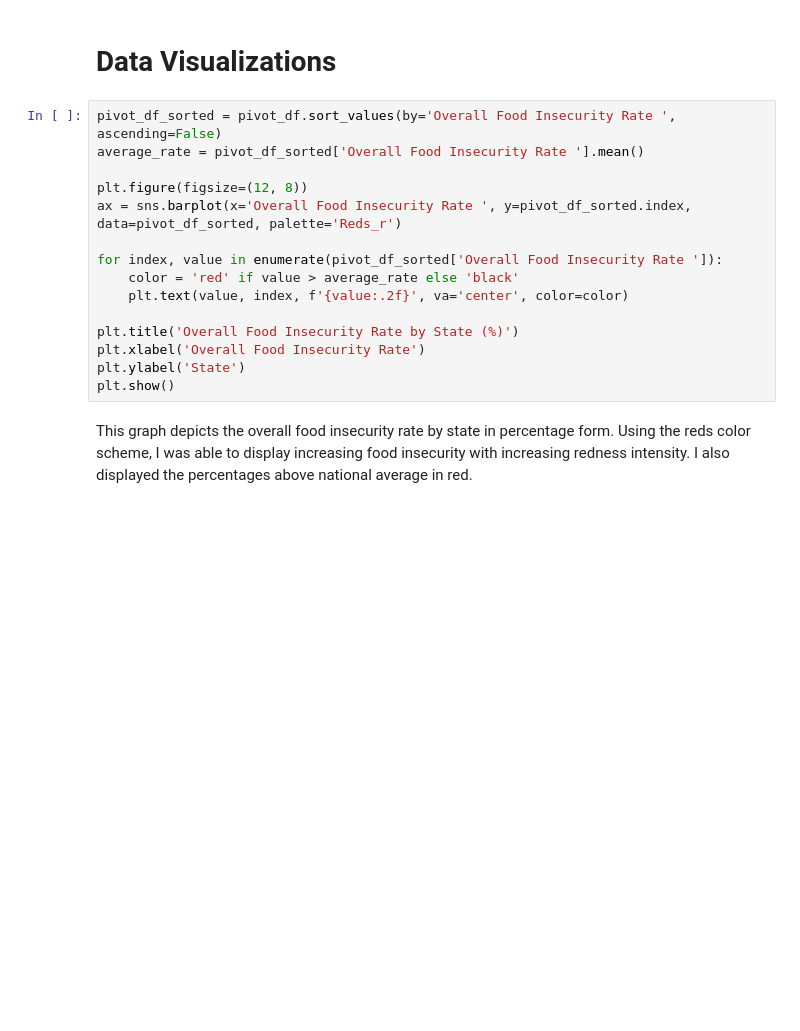
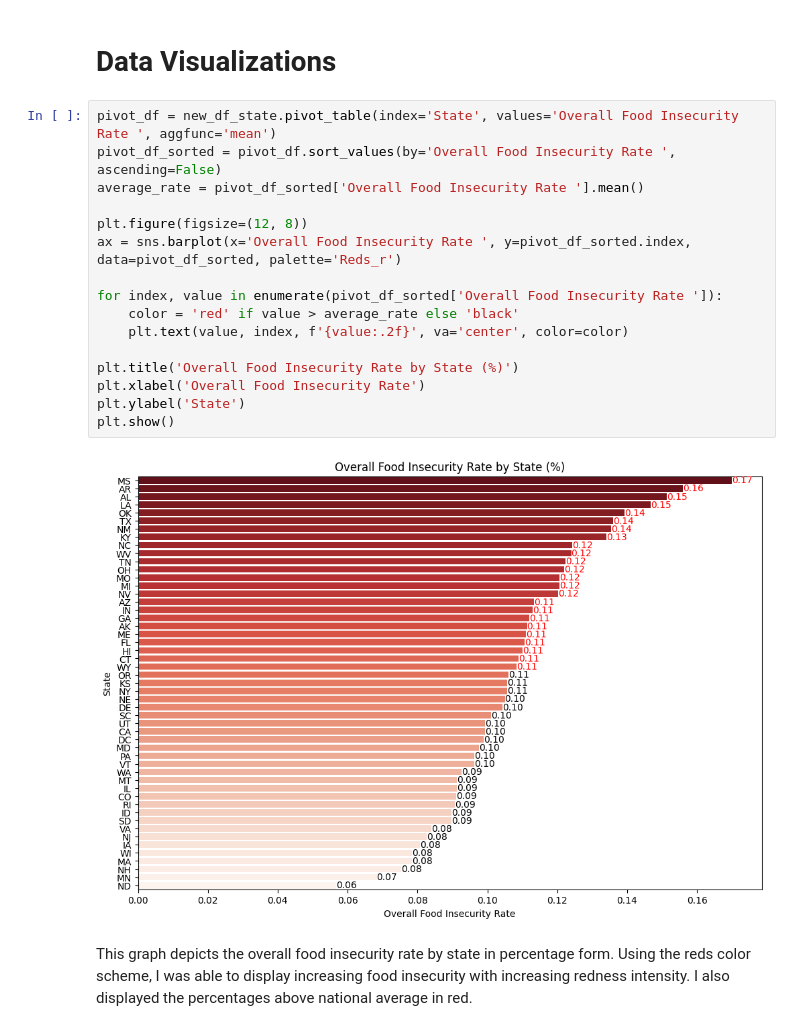
Before and after one commit to rkasa01/DATA608_Story6, a Jupyter notebook: DATA608_Story6.ipynb, the cells around one changed output. Saved outputs shown, nothing was run; the diff lists cells and outputs as text; blank space fills up the shorter version.

```diff
--- a/DATA608_Story6.ipynb
+++ b/DATA608_Story6.ipynb
@@ -128,20 +133,23 @@ We can see that the states with the highest and lowest food insecurity rate amon
 # %% [markdown]
 # Data Visualizations
 # %%
+pivot_df = new_df_state.pivot_table(index='State', values='Overall Food Insecurity Rate ', aggfunc='mean')
 pivot_df_sorted = pivot_df.sort_values(by='Overall Food Insecurity Rate ', ascending=False)
 average_rate = pivot_df_sorted['Overall Food Insecurity Rate '].mean()
 
 plt.figure(figsize=(12, 8))
 ax = sns.barplot(x='Overall Food Insecurity Rate ', y=pivot_df_sorted.index, data=pivot_df_sorted, palette='Reds_r')
 
 for index, value in enumerate(pivot_df_sorted['Overall Food Insecurity Rate ']):
     color = 'red' if value > average_rate else 'black'
     plt.text(value, index, f'{value:.2f}', va='center', color=color)
 
 plt.title('Overall Food Insecurity Rate by State (%)')
 plt.xlabel('Overall Food Insecurity Rate')
 plt.ylabel('State')
 plt.show()
+# %% [output]
+[figure, added]
 # %% [markdown]
 This graph depicts the overall food insecurity rate by state in percentage form. Using the reds color scheme, I was able to display increasing food insecurity with increasing redness intensity. I also displayed the percentages above national average in red.
 # %%
```
Also changed, not shown: parts of 4 cells of this notebook.
